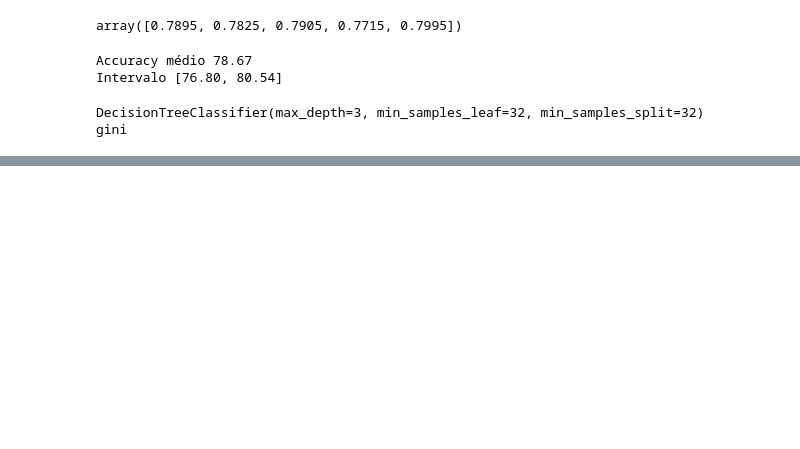
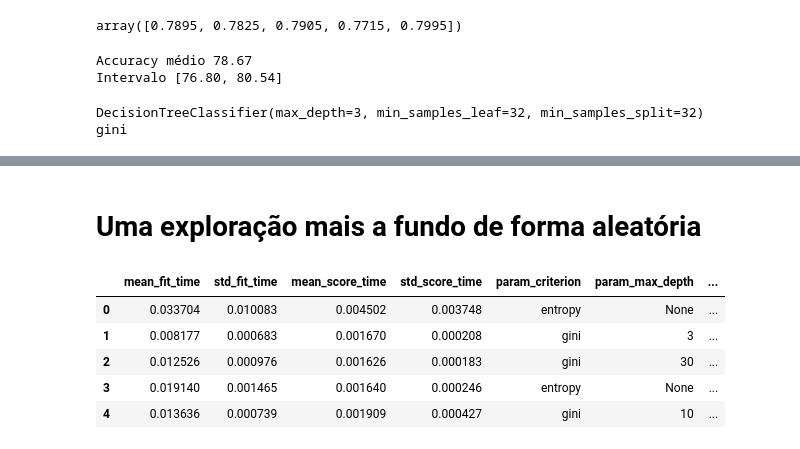
Before and after one commit to kevinpinhoiamin/python-scikit-learn8, a Jupyter notebook: Introdução_a_Machine_Learning_Otimização.ipynb, the cells around one changed output, grey strips where cells are left out. Saved outputs shown, nothing was run; the diff lists cells and outputs as text; code cells hidden in the pictures; blank space fills up the shorter version.

```diff
--- a/Introdução_a_Machine_Learning_Otimização.ipynb
+++ b/Introdução_a_Machine_Learning_Otimização.ipynb
@@ -669,0 +796,32 @@ graph
+# %% [markdown]
+# Uma exploração mais a fundo de forma aleatória
+# %%
+from scipy.stats import randint
+
+SEED=564
+np.random.seed(SEED)
+
+espaco_de_parametros = {
+    'max_depth': [3, 5, 10, 15, 20, 30, None],
+    'min_samples_split': randint(32, 128),
+    'min_samples_leaf': randint(32, 128),
+    'criterion': ['gini', 'entropy']
+}
+
+busca = RandomizedSearchCV(
+    DecisionTreeClassifier(),
+    espaco_de_parametros,
+    n_iter=64,
+    cv=KFold(n_splits=5, shuffle=True),
+    random_state=SEED
+)
+busca.fit(x_azar, y_azar)
+resultados = pd.DataFrame(busca.cv_results_)
+resultados.head()
+# %% [output]
+|  | mean_fit_time | std_fit_time | mean_score_time | std_score_time | param_criterion | param_max_depth | ... |
+| 0 | 0.033704 | 0.010083 | 0.004502 | 0.003748 | entropy | None | ... |
+| 1 | 0.008177 | 0.000683 | 0.001670 | 0.000208 | gini | 3 | ... |
+| 2 | 0.012526 | 0.000976 | 0.001626 | 0.000183 | gini | 30 | ... |
+| 3 | 0.019140 | 0.001465 | 0.001640 | 0.000246 | entropy | None | ... |
+| 4 | 0.013636 | 0.000739 | 0.001909 | 0.000427 | gini | 10 | ... |
```
Also changed, not shown: parts of 17 cells of this notebook, 1 other file.
